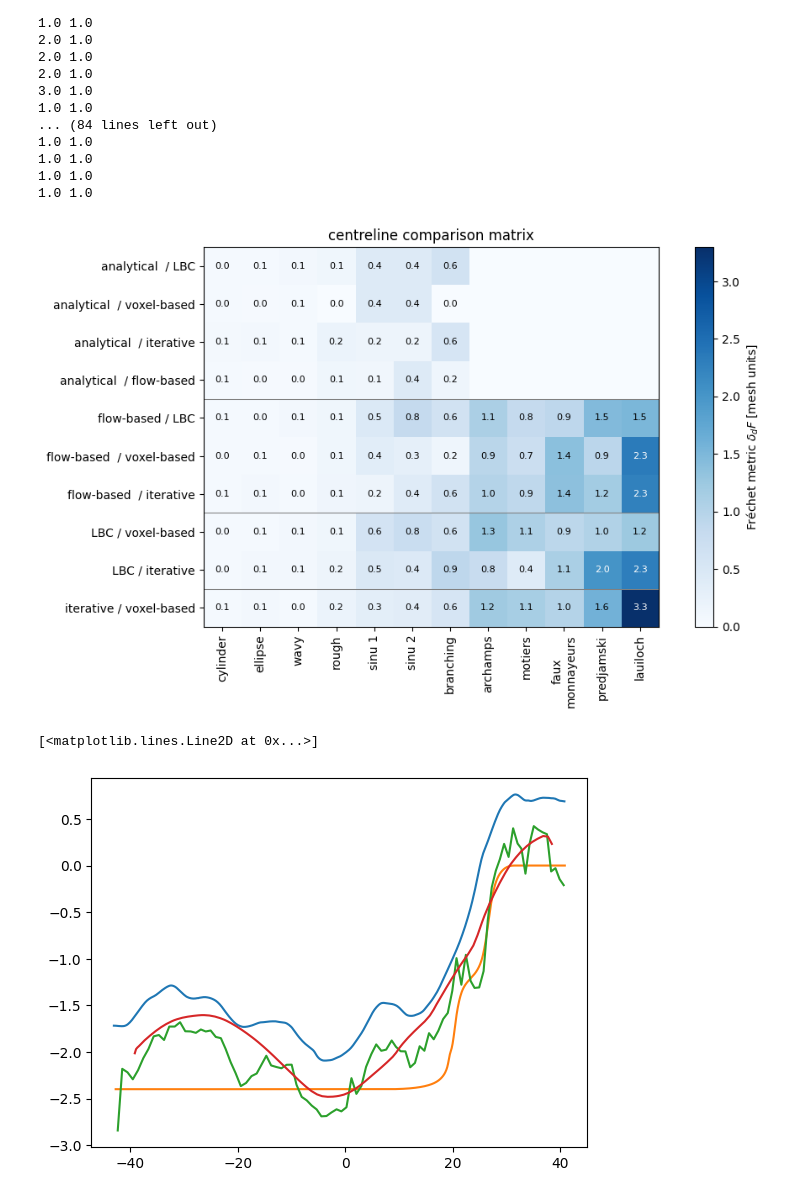
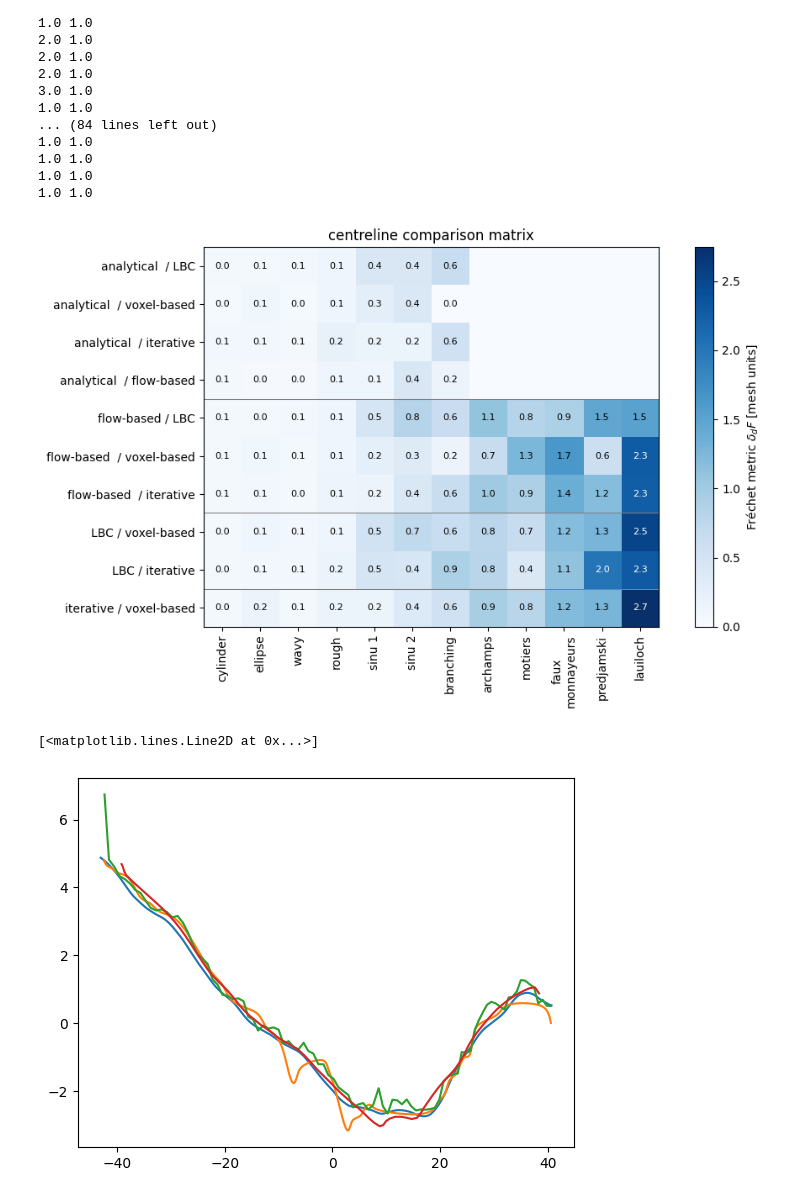
Before and after one commit to ERC-Karst/pc-centrelines, a Jupyter notebook: notebooks/6_compute_centreline_distances.ipynb, the cells around one changed output. Drawn from its saved outputs; the diff is of its cells as text; code cells hidden in the pictures.

```diff
--- a/notebooks/6_compute_centreline_distances.ipynb
+++ b/notebooks/6_compute_centreline_distances.ipynb
@@ -50,10 +50,7 @@ for k, (conduit_id, conduit_name) in enumerate(conduit_map.items()):
 # list all voxelised centrelines, the sources and the target points
 list_mst_ct = []
 for k, (conduit_id, conduit_name) in enumerate(conduit_map.items()):
-    if k < 7:
-        delta = 200
-    else:
-        delta = 400
+    delta = 100
 
     mst_ct_fp = f"../temp/{conduit_id}_{conduit_name}/mst/{conduit_name}_{delta}_centerspline-simplified.txt"
 
@@ -816,12 +814,12 @@ plt.tight_layout()
 plt.savefig("../temp/figures/comparison_matrix.pdf")
 plt.savefig("../temp/figures/comparison_matrix.png", dpi= 300)
 # %% [output]
-[figure, old version]
+[figure, new version]
 # %%
-plt.plot(*list_hydraulic_ct[9][0][:, [0, 2]].T)
-plt.plot(*list_mst_ct[9][0][:, [0, 2]].T)
-plt.plot(*list_iter_ct[9][0][:, [0, 2]].T)
-plt.plot(*list_lbc_ct[9][0][:, [0, 2]].T)
+plt.plot(*list_hydraulic_ct[9][0][:, [0, 1]].T)
+plt.plot(*list_mst_ct[9][0][:, [0, 1]].T)
+plt.plot(*list_iter_ct[9][0][:, [0, 1]].T)
+plt.plot(*list_lbc_ct[9][0][:, [0, 1]].T)
 # %% [output]
 [<matplotlib.lines.Line2D at 0x...>]
-[figure, old version]
+[figure, new version]
```
Also changed, not shown: parts of 8 cells of this notebook, 7 other files.
